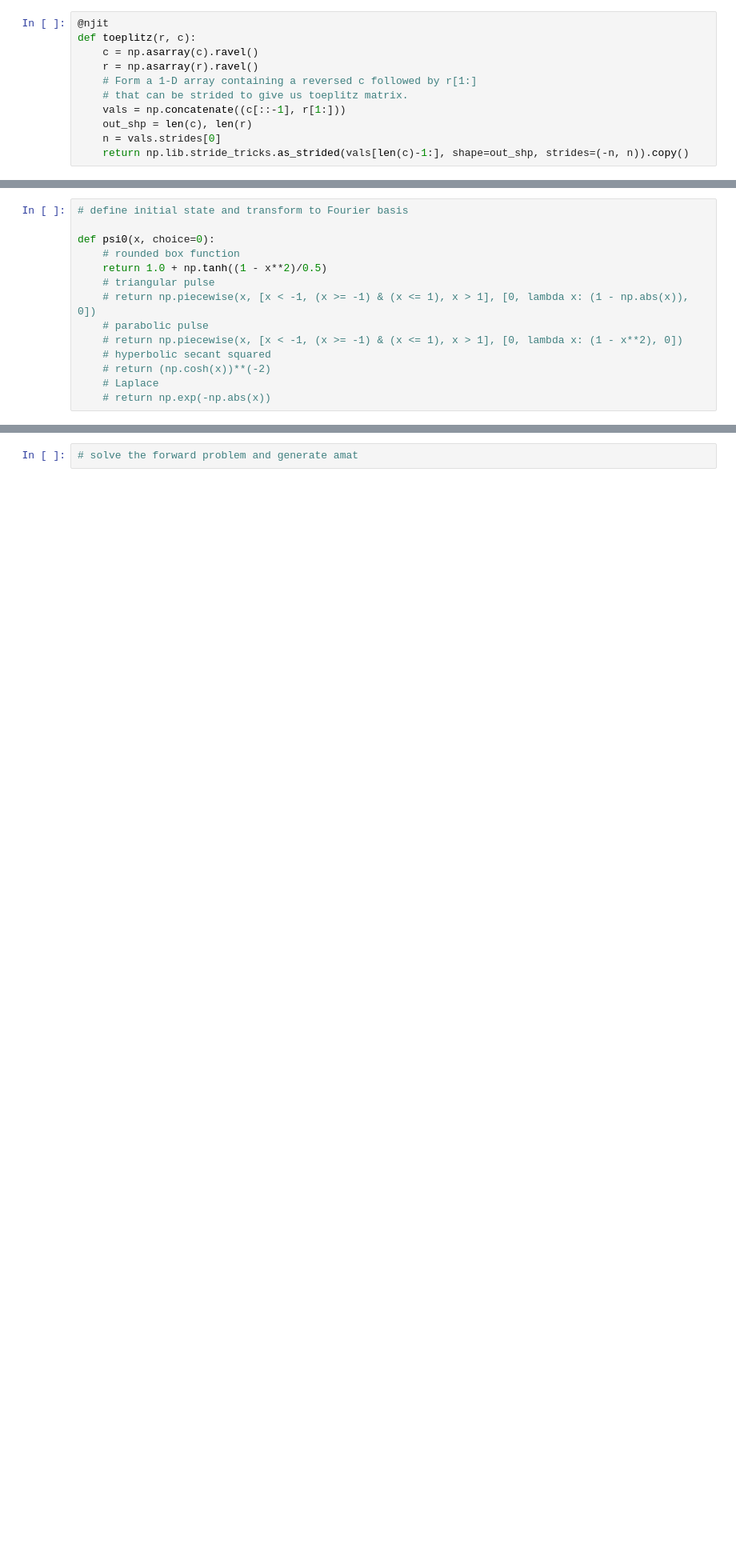
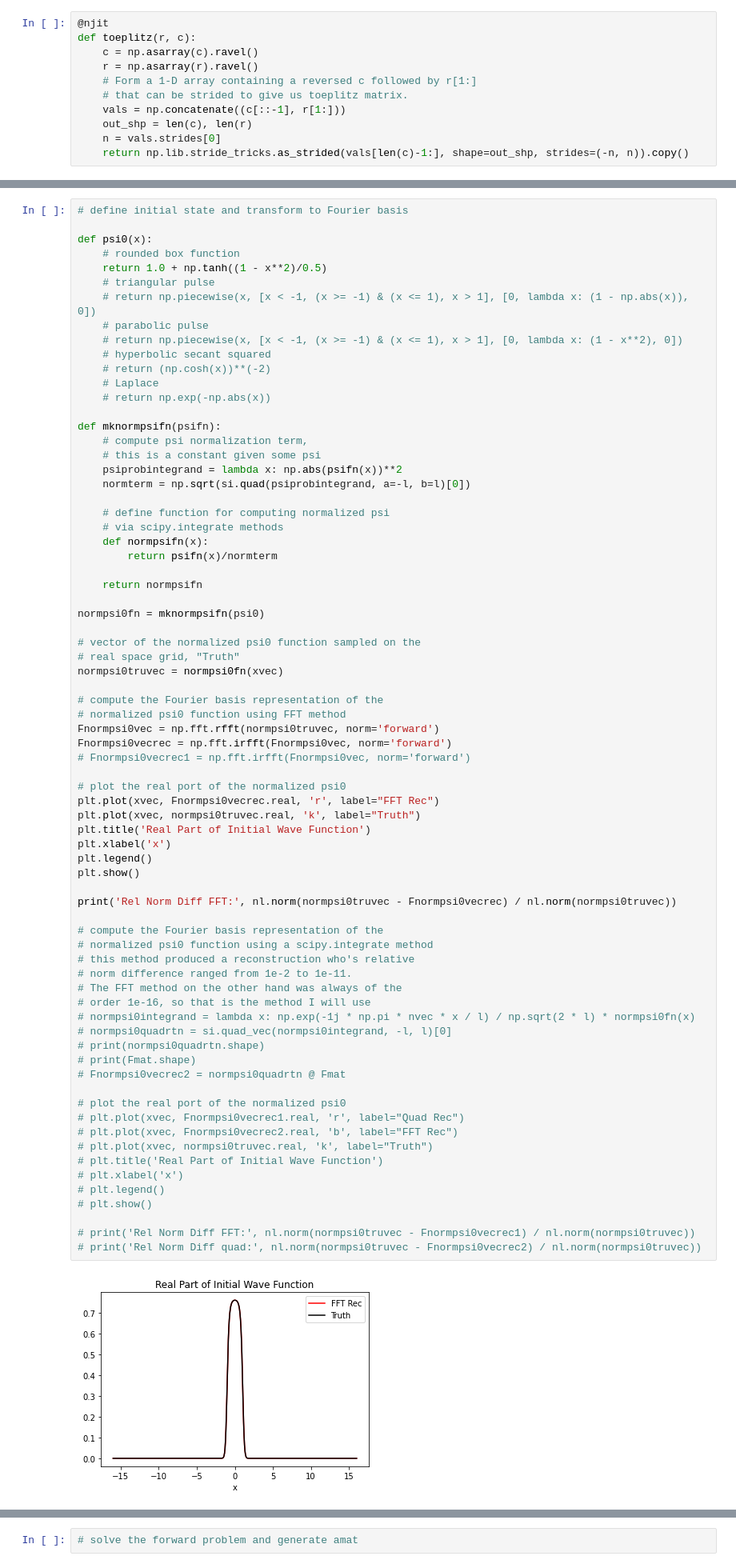
Before and after one commit to kbcollins/tdse, a Jupyter notebook: tdse-adj-gauss-train-data-gen-kbc.ipynb, the cells around one changed output, grey strips where cells are left out. Shown at 80% size. Cells and saved outputs as stored; diff of their text form; blank space fills up the shorter version.

Commit message:
In tdse-adj-gauss-train-data-gen-kbc.ipynb, added method for converting psi0 to Fourier basis representation

```diff
--- a/tdse-adj-gauss-train-data-gen-kbc.ipynb
+++ b/tdse-adj-gauss-train-data-gen-kbc.ipynb
@@ -121,14 +120,75 @@ Rel Norm Diff of Rec (should be close to zero):
 # %%
 # define initial state and transform to Fourier basis
 
-def psi0(x, choice=0):
+def psi0(x):
     # rounded box function
     return 1.0 + np.tanh((1 - x**2)/0.5)
     # triangular pulse
     # return np.piecewise(x, [x < -1, (x >= -1) & (x <= 1), x > 1], [0, lambda x: (1 - np.abs(x)), 0])
     # parabolic pulse
     # return np.piecewise(x, [x < -1, (x >= -1) & (x <= 1), x > 1], [0, lambda x: (1 - x**2), 0])
     # hyperbolic secant squared
     # return (np.cosh(x))**(-2)
     # Laplace
     # return np.exp(-np.abs(x))
+
+def mknormpsifn(psifn):
+    # compute psi normalization term,
+    # this is a constant given some psi
+    psiprobintegrand = lambda x: np.abs(psifn(x))**2
+    normterm = np.sqrt(si.quad(psiprobintegrand, a=-l, b=l)[0])
+
+    # define function for computing normalized psi
+    # via scipy.integrate methods
+    def normpsifn(x):
+        return psifn(x)/normterm
+
+    return normpsifn
+
+normpsi0fn = mknormpsifn(psi0)
+
+# vector of the normalized psi0 function sampled on the
+# real space grid, "Truth"
+normpsi0truvec = normpsi0fn(xvec)
+
+# compute the Fourier basis representation of the
+# normalized psi0 function using FFT method
+Fnormpsi0vec = np.fft.rfft(normpsi0truvec, norm='forward')
+Fnormpsi0vecrec = np.fft.irfft(Fnormpsi0vec, norm='forward')
+# Fnormpsi0vecrec1 = np.fft.irfft(Fnormpsi0vec, norm='forward')
+
+# plot the real port of the normalized psi0
+plt.plot(xvec, Fnormpsi0vecrec.real, 'r', label="FFT Rec")
+plt.plot(xvec, normpsi0truvec.real, 'k', label="Truth")
+plt.title('Real Part of Initial Wave Function')
+plt.xlabel('x')
+plt.legend()
+plt.show()
+
+print('Rel Norm Diff FFT:', nl.norm(normpsi0truvec - Fnormpsi0vecrec) / nl.norm(normpsi0truvec))
+
+# compute the Fourier basis representation of the
+# normalized psi0 function using a scipy.integrate method
+# this method produced a reconstruction who's relative
+# norm difference ranged from 1e-2 to 1e-11.
+# The FFT method on the other hand was always of the
+# order 1e-16, so that is the method I will use
+# normpsi0integrand = lambda x: np.exp(-1j * np.pi * nvec * x / l) / np.sqrt(2 * l) * normpsi0fn(x)
+# normpsi0quadrtn = si.quad_vec(normpsi0integrand, -l, l)[0]
+# print(normpsi0quadrtn.shape)
+# print(Fmat.shape)
+# Fnormpsi0vecrec2 = normpsi0quadrtn @ Fmat
+
+# plot the real port of the normalized psi0
+# plt.plot(xvec, Fnormpsi0vecrec1.real, 'r', label="Quad Rec")
+# plt.plot(xvec, Fnormpsi0vecrec2.real, 'b', label="FFT Rec")
+# plt.plot(xvec, normpsi0truvec.real, 'k', label="Truth")
+# plt.title('Real Part of Initial Wave Function')
+# plt.xlabel('x')
+# plt.legend()
+# plt.show()
+
+# print('Rel Norm Diff FFT:', nl.norm(normpsi0truvec - Fnormpsi0vecrec1) / nl.norm(normpsi0truvec))
+# print('Rel Norm Diff quad:', nl.norm(normpsi0truvec - Fnormpsi0vecrec2) / nl.norm(normpsi0truvec))
+# %% [output]
+[figure, added]
```
Also changed, not shown: parts of 2 cells of this notebook.
